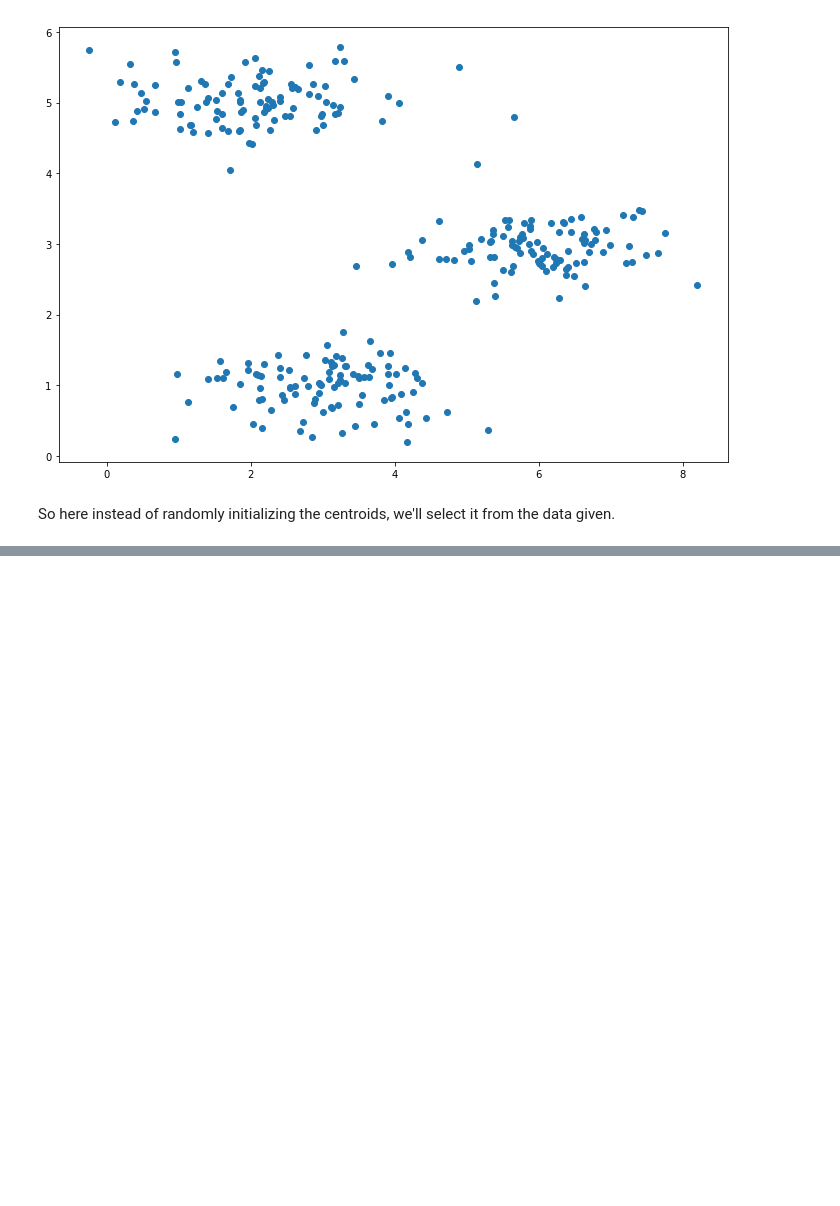
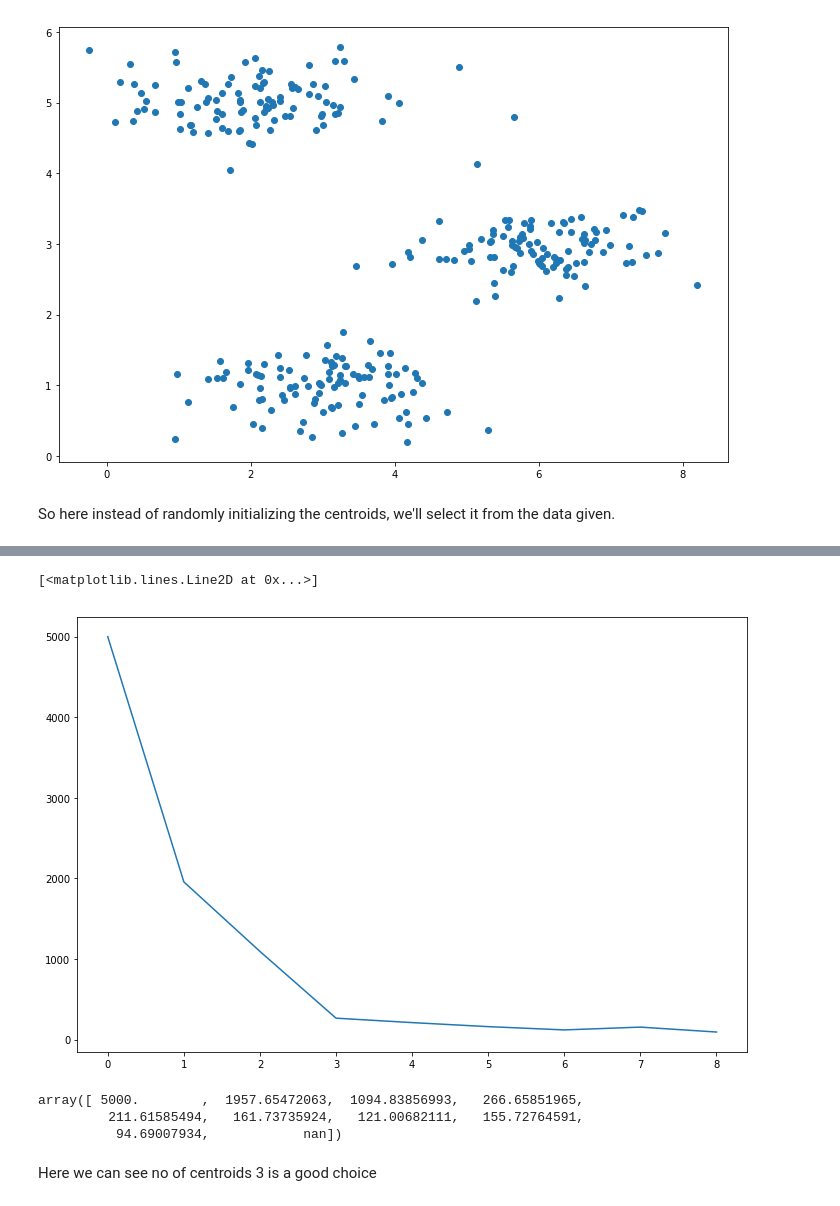
Before and after one commit to rajarshikhare/machine-learning-from-scratch, a Jupyter notebook: K-means clustering.ipynb, the cells around one changed output, grey strips where cells are left out. Cells and saved outputs as stored; diff of their text form; code cells hidden in the pictures; blank space fills up the shorter version.

Commit message:
k means

```diff
--- a/K-means clustering.ipynb
+++ b/K-means clustering.ipynb
@@ -47,0 +50,31 @@ plt.scatter(cent[:,0], cent[:,1], marker='X', s=500)
+# %%
+max_cent = 10
+distance = np.zeros(max_cent)
+for no_centroids in range(1,max_cent):
+    cent_x = np.random.choice(a=x.ravel(), size=(no_centroids,1))
+    cent_y = np.random.choice(a=y.ravel(), size=(no_centroids,1))
+    cent = np.concatenate((cent_x, cent_y), axis = 1)
+    belong = np.zeros(len(x))
+    iter = 10
+    for j in range(1,iter):
+        belong = (np.square(x - cent[:,0]) + np.square(y- cent[:,1])).argmin(axis = 1)
+        for i in range(0, no_centroids):
+            cent[i,0] = x[belong == i].mean()
+            cent[i,1] = y[belong == i].mean()
+    distance[no_centroids] = (np.square(x - cent[:,0]) + np.square(y- cent[:,1])).min(axis = 1).sum()
+# %%
+distance[0]=5000
+# %%
+plt.figure(figsize=(12,8))
+plt.plot(distance)
+# %% [output]
+[<matplotlib.lines.Line2D at 0x...>]
+[figure, added]
+# %%
+distance
+# %% [output]
+array([ 5000.        ,  1957.65472063,  1094.83856993,   266.65851965,
+         211.61585494,   161.73735924,   121.00682111,   155.72764591,
+          94.69007934,            nan])
+# %% [markdown]
+Here we can see no of centroids 3 is a good choice
```
Also changed, not shown: parts of 4 cells of this notebook.
